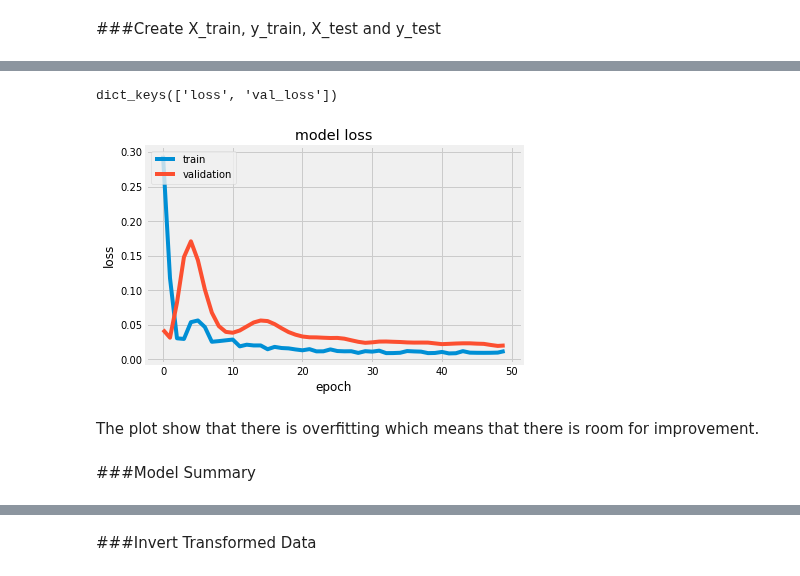
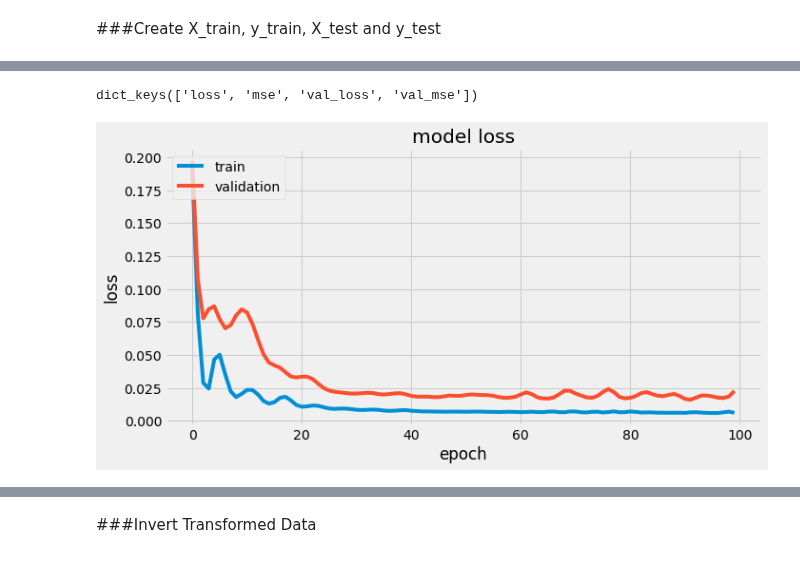
Before and after one commit to mofuoku417/Machine-Learning-Techniques-for-Multivariate-Time-Series-Forecasting-of-Crude-Palm-Oil-Prices, a Jupyter notebook: MV_LSTM.ipynb, the cells around one changed output, grey strips where cells are left out. Drawn from its saved outputs; the diff is of its cells as text; code cells hidden in the pictures.

```diff
--- a/MV_LSTM.ipynb
+++ b/MV_LSTM.ipynb
@@ -70,3 +116,6 @@ df.head()
 # %%
-df.index = pd.to_datetime(df['date'], format='%Y.%m.%d')
-del df['date']
+df['date']=pd.to_datetime(df['date'])
+#del df['date']
+# %%
+df.set_index('date', inplace=True)
+df.info()
@@ -176,8 +198,6 @@ train.head()
 # %%
-#f_transformer = RobustScaler()
 f_transformer = MinMaxScaler()
-feature_columns = ['cno_pri', 'oli_pri', 'rps_pri', 'pno_pri', 'sbo_pri', 'sfo_pri',
-                   'wti_spri', 'srad', 'q_mm', 'humidity']
+feature_columns = ['cno_pri', 'oli_pri', 'rps_pri', 'pno_pri', 'sbo_pri', 'sfo_pri']
 f_transformer = f_transformer.fit(train[feature_columns].to_numpy())
 train.loc[:, feature_columns] = f_transformer.transform(train[feature_columns].to_numpy())
 train.head()
@@ -274,0 +274,13 @@ Epoch 50/50
+# %%
+LSTM_model = tf.keras.Sequential()
+LSTM_model.add(tf.keras.layers.LSTM(units=85, activation='tanh', input_shape=(X_test.shape[1], X_test.shape[2])))
+LSTM_model.add(tf.keras.layers.Dense(64, activation='tanh'))
+LSTM_model.add(tf.keras.layers.Dense(1))
+
+# compile model using adam
+LSTM_model.compile(optimizer='adam',loss='mse',metrics=['mse'])
+# model training
+history = LSTM_model.fit(X_train, y_train, epochs=100, batch_size = 64, validation_split=0.2) #epochs = 30, batch_size = 60
+
+# model evaluation
+LSTM_model.evaluate(X_test, y_test)
@@ -275,16 +306,13 @@ Epoch 50/50
 # %%
-print(lstm_history.history.keys())
-plt.plot(lstm_history.history['loss'])
-plt.plot(lstm_history.history['val_loss'])
+print(history.history.keys())
+# "Loss"
+plt.plot(history.history['loss'])
+plt.plot(history.history['val_loss'])
 plt.title('model loss')
 plt.ylabel('loss')
 plt.xlabel('epoch')
 plt.legend(['train', 'validation'], loc='upper left')
 plt.show()
 # %% [output]
-dict_keys(['loss', 'val_loss'])
+dict_keys(['loss', 'mse', 'val_loss', 'val_mse'])
-[figure, old version]
+[figure, new version]
-# %% [markdown]
-The plot show that there is overfitting which means that there is room for improvement.
-# %% [markdown]
-###Model Summary
```
Also changed, not shown: parts of 85 cells of this notebook.
